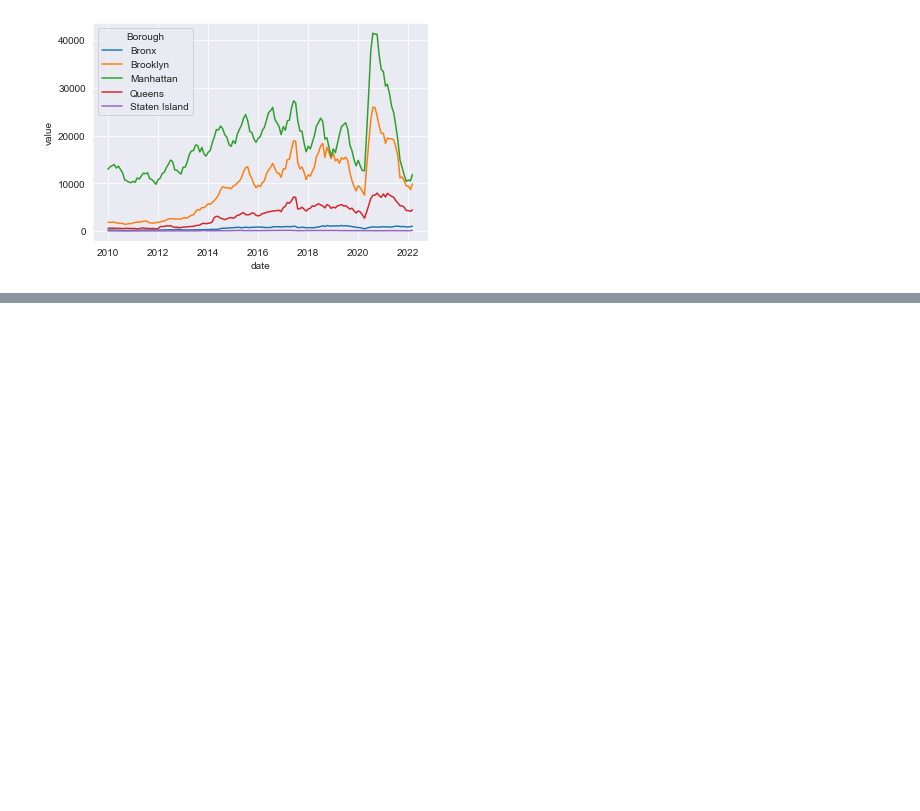
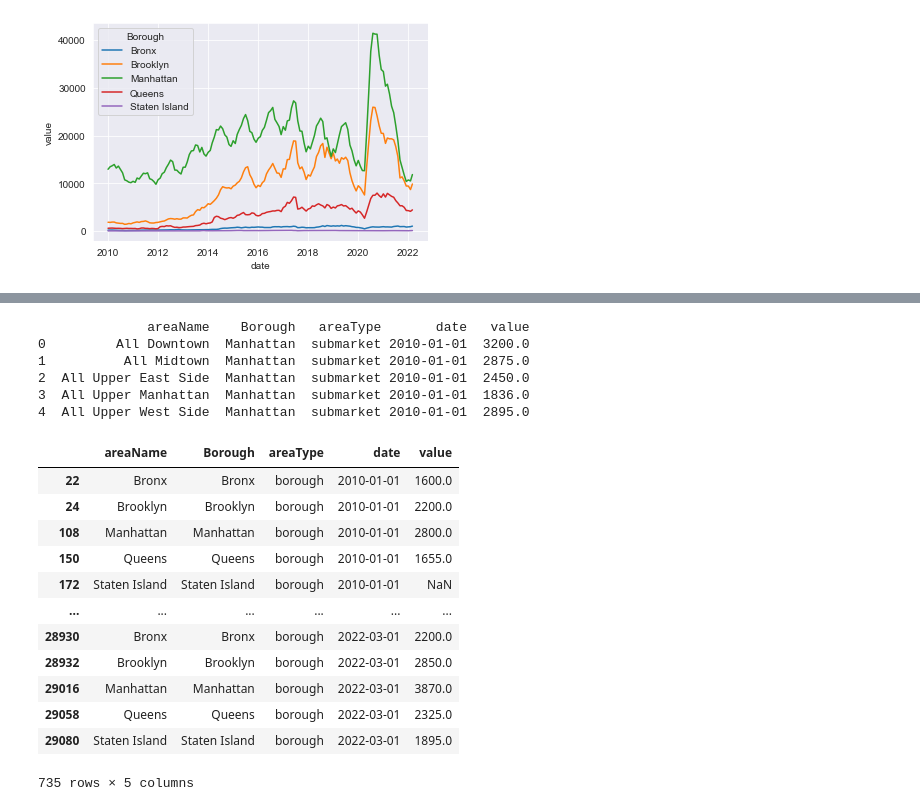
Before and after one commit to PythonGurl/Dashboard, a Jupyter notebook: graphs.ipynb, the cells around one changed output, grey strips where cells are left out. Cells and saved outputs as stored; diff of their text form; code cells hidden in the pictures; blank space fills up the shorter version.

```diff
--- a/graphs.ipynb
+++ b/graphs.ipynb
@@ -70,0 +92,27 @@ sns.lineplot(data=df, x='date', y='value', hue='Borough')
+# %%
+median_asking = get_median_asking_rent()
+print(median_asking.head())
+# %% [output]
+              areaName    Borough   areaType       date   value
+0         All Downtown  Manhattan  submarket 2010-01-01  3200.0
+1          All Midtown  Manhattan  submarket 2010-01-01  2875.0
+2  All Upper East Side  Manhattan  submarket 2010-01-01  2450.0
+3  All Upper Manhattan  Manhattan  submarket 2010-01-01  1836.0
+4  All Upper West Side  Manhattan  submarket 2010-01-01  2895.0
+# %%
+df_rent = median_asking.loc[median_asking.areaType == 'borough']
+df_rent
+# %% [output]
+|  | areaName | Borough | areaType | date | value |
+| 22 | Bronx | Bronx | borough | 2010-01-01 | 1600.0 |
+| 24 | Brooklyn | Brooklyn | borough | 2010-01-01 | 2200.0 |
+| 108 | Manhattan | Manhattan | borough | 2010-01-01 | 2800.0 |
+| 150 | Queens | Queens | borough | 2010-01-01 | 1655.0 |
+| 172 | Staten Island | Staten Island | borough | 2010-01-01 | NaN |
+| ... | ... | ... | ... | ... | ... |
+| 28930 | Bronx | Bronx | borough | 2022-03-01 | 2200.0 |
+| 28932 | Brooklyn | Brooklyn | borough | 2022-03-01 | 2850.0 |
+| 29016 | Manhattan | Manhattan | borough | 2022-03-01 | 3870.0 |
+| 29058 | Queens | Queens | borough | 2022-03-01 | 2325.0 |
+| 29080 | Staten Island | Staten Island | borough | 2022-03-01 | 1895.0 |
+735 rows × 5 columns
```
Also changed, not shown: parts of 14 cells of this notebook, 3 other files.
